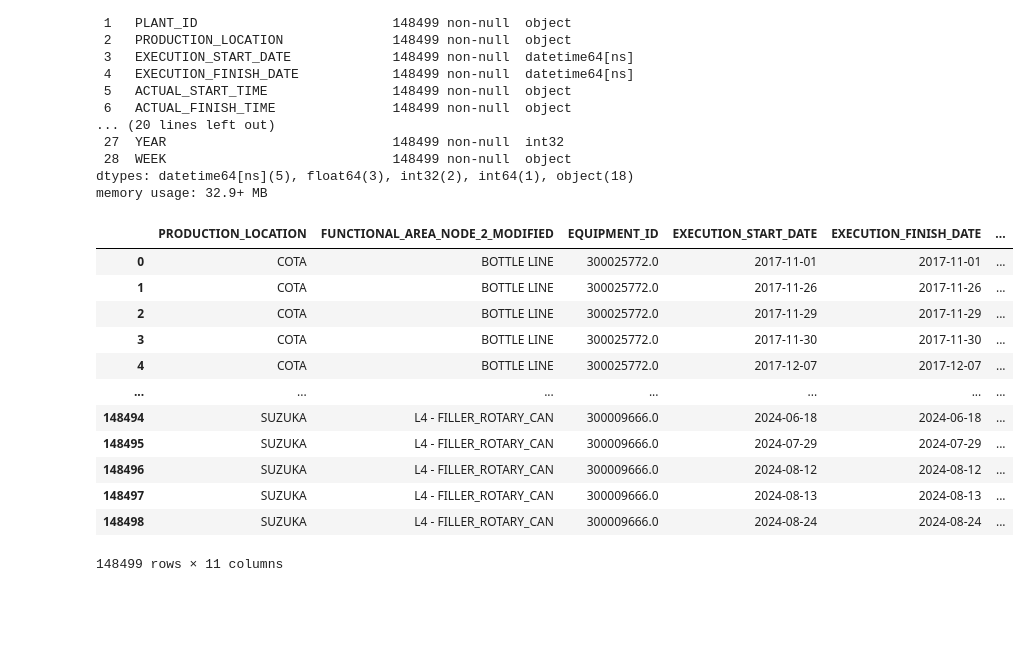
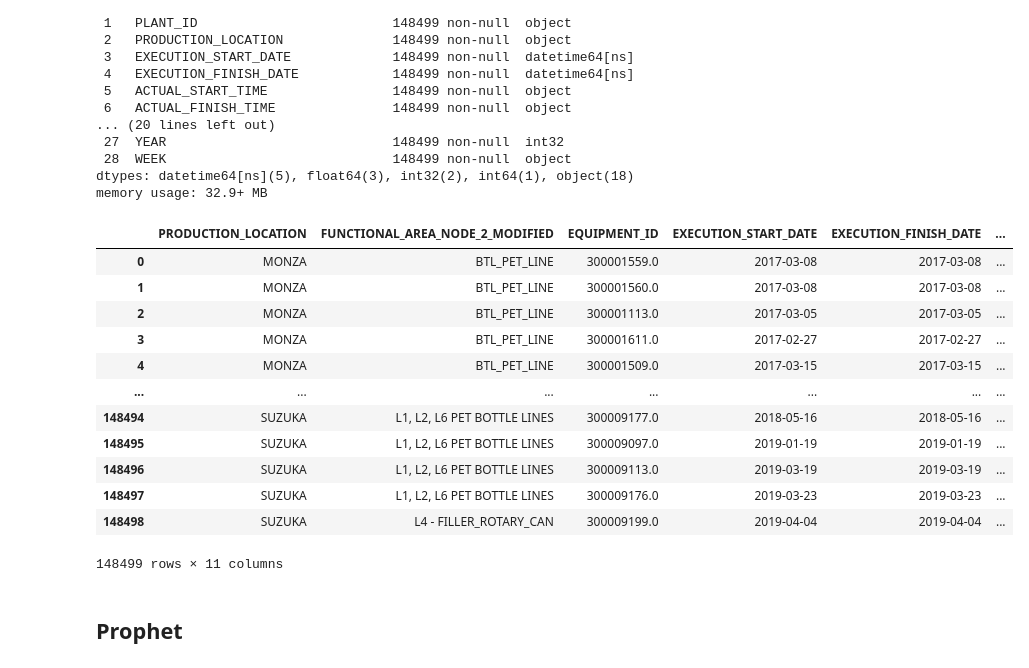
Before and after one commit to griffin-brown-95/GLB-Capstone-2, a Jupyter notebook: modeling-averages.ipynb, the cells around one changed output. Cells and saved outputs as stored; diff of their text form; code cells hidden in the pictures; blank space fills up the shorter version.

```diff
--- a/modeling-averages.ipynb
+++ b/modeling-averages.ipynb
@@ -56,8 +58,10 @@ pivoted_df = grouped_df.pivot_table(
 pivoted_df.columns = ['_'.join(col).strip() if isinstance(col, tuple) else col for col in pivoted_df.columns]
 
 pivoted_df['time_saved'] = (pivoted_df['average_minutes_Unplanned'] - pivoted_df['average_minutes_Planned']) / pivoted_df['average_minutes_Unplanned'] * 100
+
+pivoted_df = pivoted_df.rename(columns=lambda x: x.rstrip('_'))
 # %%
-aggregate_times = pivoted_df[(pivoted_df['count_Planned'] > 50) & (pivoted_df['count_Unplanned'] > 50) & (pivoted_df['time_saved'] > 0)].sort_values(by='time_saved', ascending=False)
+aggregate_times = pivoted_df[(pivoted_df['count_Planned'] > 50) & (pivoted_df['count_Unplanned'] > 50) & (pivoted_df['time_saved'] > 0)]
 # %%
 aggregate_times.info()
 # %% [output]
@@ -81,5 +85,5 @@ memory usage: 16.5+ KB
 # %%
-df_filtered = df[df['EQUIPMENT_ID'].isin(aggregate_times['EQUIPMENT_ID_'])]
+df_filtered = df[df['EQUIPMENT_ID'].isin(aggregate_times['EQUIPMENT_ID'])]
 
 df_filtered.info()
 # %% [output]
@@ -101,7 +105,7 @@ Data columns (total 29 columns):
 dtypes: datetime64[ns](5), float64(3), int32(2), int64(1), object(18)
 memory usage: 32.9+ MB
 # %%
-selected_columns = ['PRODUCTION_LOCATION', 'FUNCTIONAL_AREA_NODE_2_MODIFIED', 'EQUIPMENT_ID', 'EXECUTION_START_DATE', 'EXECUTION_FINISH_DATE', 'ACTUAL_WORK_IN_MINUTES']
+selected_columns = ['ORDER_ID', 'PRODUCTION_LOCATION', 'FUNCTIONAL_AREA_NODE_2_MODIFIED', 'EQUIPMENT_ID', 'EXECUTION_START_DATE', 'EXECUTION_FINISH_DATE', 'ACTUAL_WORK_IN_MINUTES']
 sm_df_filtered = df_filtered[selected_columns].sort_values(selected_columns)
 
 # Aggregate the data
@@ -125,42 +129,44 @@ workable_df = sm_df_filtered_agg
 weighted_life = workable_df.groupby(['PRODUCTION_LOCATION', 'FUNCTIONAL_AREA_NODE_2_MODIFIED', 'EQUIPMENT_ID']).apply(
     lambda x: pd.Series({
         'WEIGHTED_MEAN_LIFESPAN': (x['LIFE'] * x['counts']).sum() / x['counts'].sum(),
         'MEAN_TIME_MAINTENENCE': x['total_mins'].mean()
     })
 ).reset_index()
 
 # Select final columns from the original data
 selected_columns = ['PRODUCTION_LOCATION', 'FUNCTIONAL_AREA_NODE_2_MODIFIED', 'EQUIPMENT_ID', 'EXECUTION_START_DATE', 'EXECUTION_FINISH_DATE', 'ACTUAL_WORK_IN_MINUTES', 'PREV_EXECUTION_FINISH_DATE', 'LIFE']
 df_filtered_filtered = sm_df_filtered.filter(selected_columns)
 
 # Merge the calculated weighted mean lifespan back to the original filtered dataset
 df_lifespan = pd.merge(df_filtered_filtered, weighted_life, on=['PRODUCTION_LOCATION', 'FUNCTIONAL_AREA_NODE_2_MODIFIED', 'EQUIPMENT_ID'], how='left')
 
 # Add the weighted mean lifespan as timedelta to the execution finish date
 df_lifespan['EXPECTED_MAINTENANCE_DATE'] = df_lifespan['EXECUTION_FINISH_DATE'] + pd.to_timedelta(df_lifespan['WEIGHTED_MEAN_LIFESPAN'], unit='D')
 
 # Ensure the EXPECTED_MAINTENANCE_DATE is in datetime format
 df_lifespan['EXPECTED_MAINTENANCE_DATE'] = pd.to_datetime(df_lifespan['EXPECTED_MAINTENANCE_DATE'])
 
 # Find the actual next maintenance date (next execution start date)
 df_lifespan['ACTUAL_NEXT_MAINTENACE'] = pd.to_datetime(df_lifespan.groupby(['PRODUCTION_LOCATION', 'FUNCTIONAL_AREA_NODE_2_MODIFIED', 'EQUIPMENT_ID'])['EXECUTION_START_DATE'].shift(-1))
 
 # Calculate the difference between the expected and actual maintenance dates
 df_lifespan['EXPECTED_DIFFERENCE'] = (df_lifespan['EXPECTED_MAINTENANCE_DATE'] - df_lifespan['ACTUAL_NEXT_MAINTENACE']).dt.days
 
 # Display the final dataset
 df_lifespan
 # %% [output]
 |  | PRODUCTION_LOCATION | FUNCTIONAL_AREA_NODE_2_MODIFIED | EQUIPMENT_ID | EXECUTION_START_DATE | EXECUTION_FINISH_DATE | ... |
-| 0 | COTA | BOTTLE LINE | 300025772.0 | 2017-11-01 | 2017-11-01 | ... |
-| 1 | COTA | BOTTLE LINE | 300025772.0 | 2017-11-26 | 2017-11-26 | ... |
-| 2 | COTA | BOTTLE LINE | 300025772.0 | 2017-11-29 | 2017-11-29 | ... |
-| 3 | COTA | BOTTLE LINE | 300025772.0 | 2017-11-30 | 2017-11-30 | ... |
-| 4 | COTA | BOTTLE LINE | 300025772.0 | 2017-12-07 | 2017-12-07 | ... |
+| 0 | MONZA | BTL_PET_LINE | 300001559.0 | 2017-03-08 | 2017-03-08 | ... |
+| 1 | MONZA | BTL_PET_LINE | 300001560.0 | 2017-03-08 | 2017-03-08 | ... |
+| 2 | MONZA | BTL_PET_LINE | 300001113.0 | 2017-03-05 | 2017-03-05 | ... |
+| 3 | MONZA | BTL_PET_LINE | 300001611.0 | 2017-02-27 | 2017-02-27 | ... |
+| 4 | MONZA | BTL_PET_LINE | 300001509.0 | 2017-03-15 | 2017-03-15 | ... |
 | ... | ... | ... | ... | ... | ... | ... |
-| 148494 | SUZUKA | L4 - FILLER_ROTARY_CAN | 300009666.0 | 2024-06-18 | 2024-06-18 | ... |
-| 148495 | SUZUKA | L4 - FILLER_ROTARY_CAN | 300009666.0 | 2024-07-29 | 2024-07-29 | ... |
-| 148496 | SUZUKA | L4 - FILLER_ROTARY_CAN | 300009666.0 | 2024-08-12 | 2024-08-12 | ... |
-| 148497 | SUZUKA | L4 - FILLER_ROTARY_CAN | 300009666.0 | 2024-08-13 | 2024-08-13 | ... |
-| 148498 | SUZUKA | L4 - FILLER_ROTARY_CAN | 300009666.0 | 2024-08-24 | 2024-08-24 | ... |
+| 148494 | SUZUKA | L1, L2, L6 PET BOTTLE LINES | 300009177.0 | 2018-05-16 | 2018-05-16 | ... |
+| 148495 | SUZUKA | L1, L2, L6 PET BOTTLE LINES | 300009097.0 | 2019-01-19 | 2019-01-19 | ... |
+| 148496 | SUZUKA | L1, L2, L6 PET BOTTLE LINES | 300009113.0 | 2019-03-19 | 2019-03-19 | ... |
+| 148497 | SUZUKA | L1, L2, L6 PET BOTTLE LINES | 300009176.0 | 2019-03-23 | 2019-03-23 | ... |
+| 148498 | SUZUKA | L4 - FILLER_ROTARY_CAN | 300009199.0 | 2019-04-04 | 2019-04-04 | ... |
 148499 rows × 11 columns
+# %% [markdown]
+## Prophet
```
Also changed, not shown: parts of 17 cells of this notebook.
